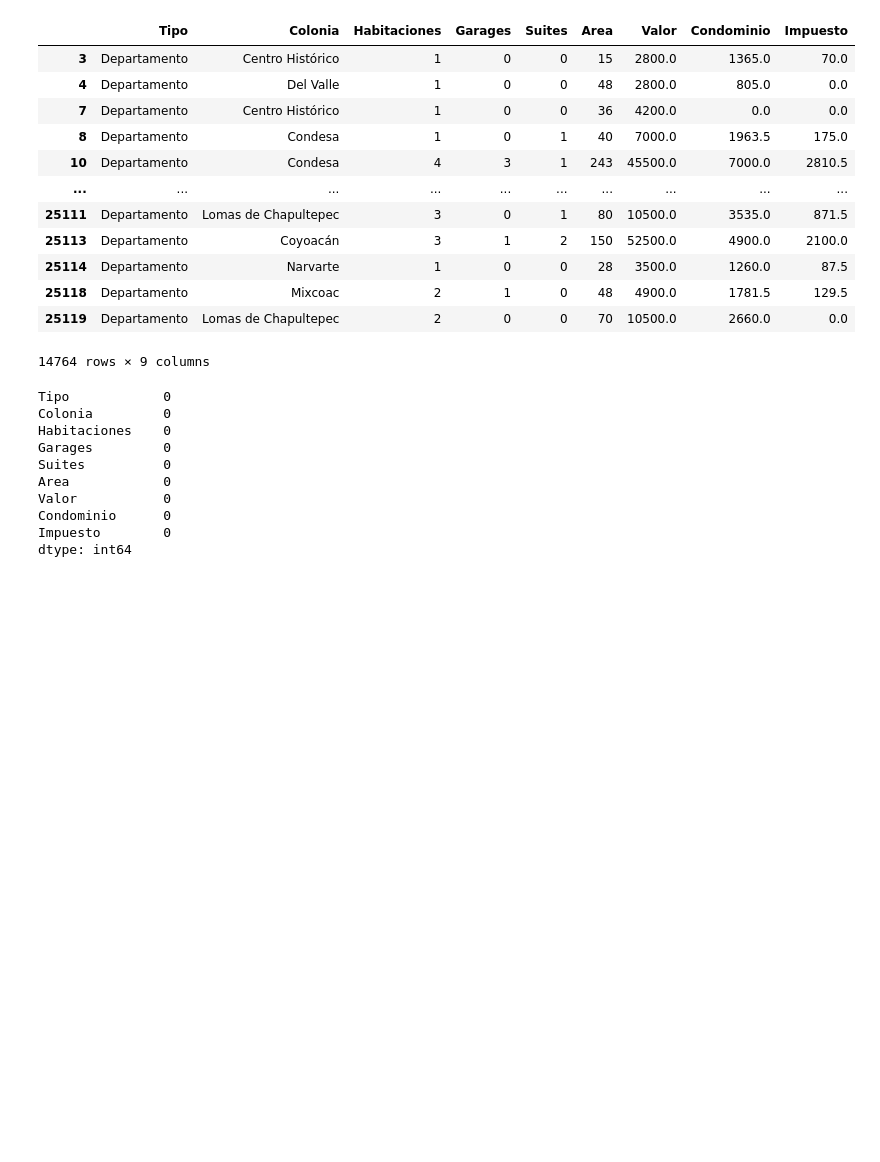
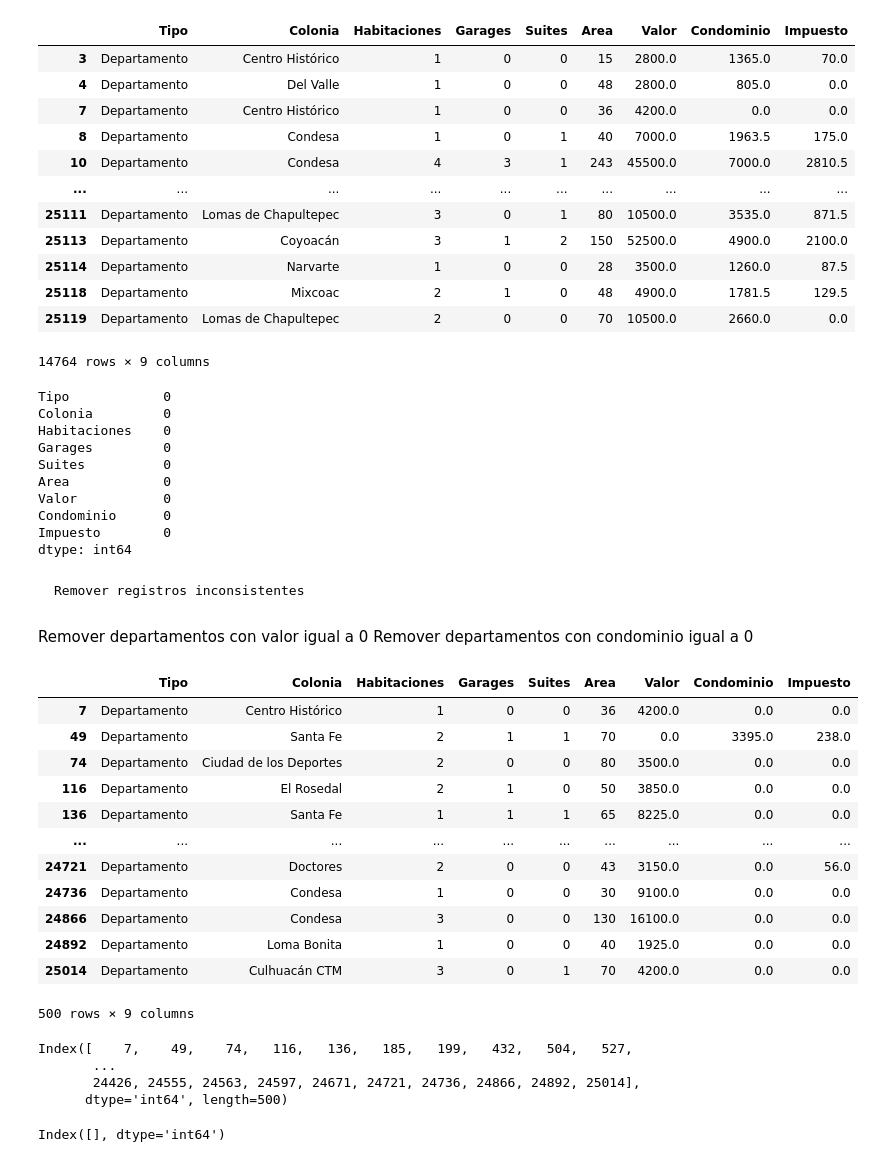
Before and after one commit to LejImkoaj/iniciando-pandas, a Jupyter notebook: pandas-bibliotecas.ipynb, the cells around one changed output. Cells and saved outputs as stored; diff of their text form; code cells hidden in the pictures; blank space fills up the shorter version.

Commit message:
remover datos nulos

```diff
--- a/pandas-bibliotecas.ipynb
+++ b/pandas-bibliotecas.ipynb
@@ -498,3 +498,31 @@ Valor           0
 Condominio      0
 Impuesto        0
 dtype: int64
+# %% [markdown]
+    Remover registros inconsistentes
+# %% [markdown]
+Remover departamentos con valor igual a 0
+Remover departamentos con condominio igual a 0
+# %%
+df.query('Valor == 0 | Condominio == 0') # Filtra los departamentos con valor o condominio en 0
+# %% [output]
+|  | Tipo | Colonia | Habitaciones | Garages | Suites | Area | Valor | Condominio | Impuesto |
+| 7 | Departamento | Centro Histórico | 1 | 0 | 0 | 36 | 4200.0 | 0.0 | 0.0 |
+| 49 | Departamento | Santa Fe | 2 | 1 | 1 | 70 | 0.0 | 3395.0 | 238.0 |
+| 74 | Departamento | Ciudad de los Deportes | 2 | 0 | 0 | 80 | 3500.0 | 0.0 | 0.0 |
+| 116 | Departamento | El Rosedal | 2 | 1 | 0 | 50 | 3850.0 | 0.0 | 0.0 |
+| 136 | Departamento | Santa Fe | 1 | 1 | 1 | 65 | 8225.0 | 0.0 | 0.0 |
+| ... | ... | ... | ... | ... | ... | ... | ... | ... | ... |
+| 24721 | Departamento | Doctores | 2 | 0 | 0 | 43 | 3150.0 | 0.0 | 56.0 |
+| 24736 | Departamento | Condesa | 1 | 0 | 0 | 30 | 9100.0 | 0.0 | 0.0 |
+| 24866 | Departamento | Condesa | 3 | 0 | 0 | 130 | 16100.0 | 0.0 | 0.0 |
+| 24892 | Departamento | Loma Bonita | 1 | 0 | 0 | 40 | 1925.0 | 0.0 | 0.0 |
+| 25014 | Departamento | Culhuacán CTM | 3 | 0 | 1 | 70 | 4200.0 | 0.0 | 0.0 |
+500 rows × 9 columns
+# %%
+df.query('Valor == 0 | Condominio == 0').index # Muestra los indices de los departamentos con valor o condominio en 0
+# %% [output]
+Index([    7,    49,    74,   116,   136,   185,   199,   432,   504,   527,
+       ...
+       24426, 24555, 24563, 24597, 24671, 24721, 24736, 24866, 24892, 25014],
+      dtype='int64', length=500)
@@ -500,0 +534,4 @@ dtype: int64
+# %%
+df.query('Valor == 0 | Condominio == 0').index
+# %% [output]
+Index([], dtype='int64')
```
Also changed, not shown: parts of 7 cells of this notebook.
